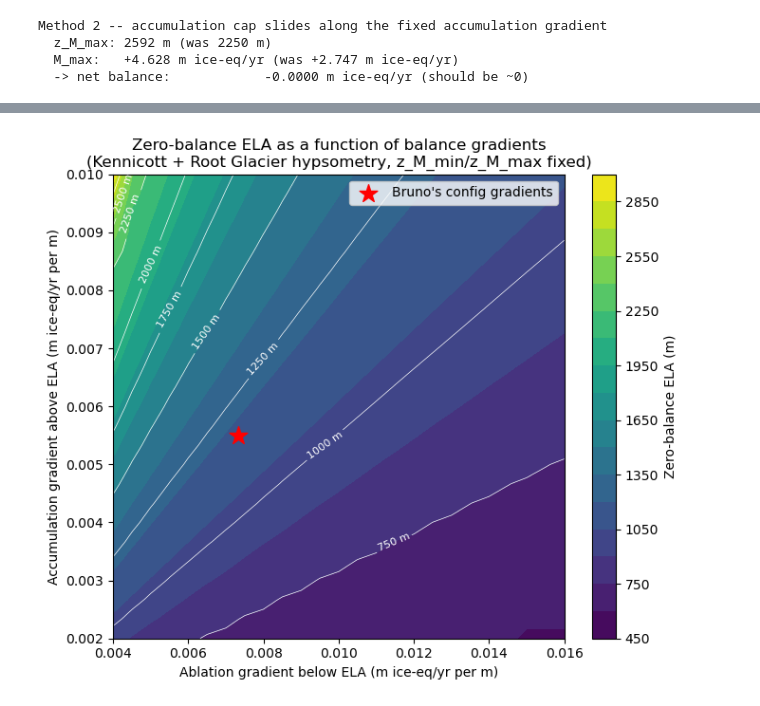
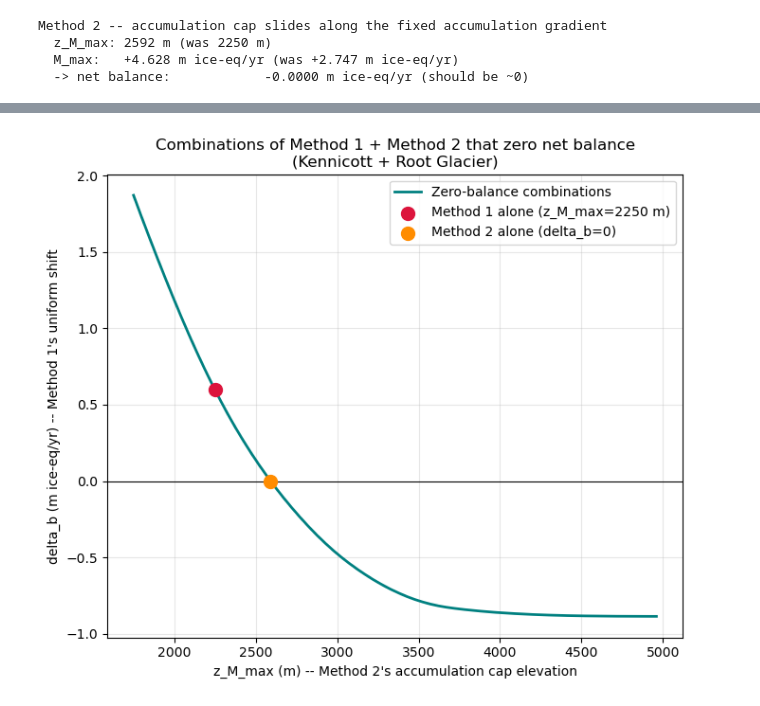
Before and after one commit to tbartholomaus/kennicott_smb, a Jupyter notebook: kennicott_mass_balance.ipynb, the cells around one changed output, grey strips where cells are left out. Drawn from its saved outputs; the diff is of its cells as text; code cells hidden in the pictures.

Commit message:
refined methods for finding zero mass balance

```diff
--- a/kennicott_mass_balance.ipynb
+++ b/kennicott_mass_balance.ipynb
@@ -705,63 +705,41 @@ combination, holding the PISM elevation caps (`z_M_min`, `z_M_max`) fixed.
 # %%
-def make_gradient_params(grad_ablation, grad_accumulation, base_params):
-    """Rebuild M_min/M_max from balance gradients (m ice-eq/yr per m of elevation),
-    holding z_M_min / z_M_max / z_ELA from base_params.
-    """
-    params = dict(base_params)
-    params["M_min"] = -grad_ablation * (base_params["z_ELA"] - base_params["z_M_min"])
-    params["M_max"] = grad_accumulation * (base_params["z_M_max"] - base_params["z_ELA"])
-    params["M_limit_min"] = params["M_min"]
-    params["M_limit_max"] = params["M_max"]
-    return params
+# For a given accumulation-cap elevation z_M_max (Method 2), the uniform
+# shift delta_b (Method 1) needed to zero out the net balance has a closed
+# form -- net balance is linear in delta_b, so no root-finding is needed.
+def delta_b_for_combined_zero_balance(z_m_max_new, base_params, accum_gradient, bin_centers, area_km2_per_bin):
+    params = make_accum_cap_params(z_m_max_new, base_params, accum_gradient)
+    return -net_specific_balance(bin_centers, area_km2_per_bin, **params)
 
 
-def net_balance_vs_ela(z_ela, base_params, bin_centers, area_km2_per_bin):
-    """Net balance for this sensitivity sweep only: slide z_ELA while holding
-    (z_M_min, z_M_max) and the gradients (via base_params) fixed."""
-    params = dict(base_params)
-    params["z_ELA"] = z_ela
-    return net_specific_balance(bin_centers, area_km2_per_bin, **params)
+z_m_max_range = np.linspace(z_ela + 1, elevations.max() - 1, 200)
+delta_b_range = np.array([
+    delta_b_for_combined_zero_balance(z, PISM_PARAMS, accum_gradient, bin_centers, area_km2_per_bin)
+    for z in z_m_max_range
+])
 
 
-z_lo, z_hi = elevations.min() + 1, elevations.max() - 1
-grad_ablation_range = np.linspace(0.004, 0.016, 25)       # m ice-eq/yr per m, below ELA
-grad_accumulation_range = np.linspace(0.002, 0.010, 25)   # m ice-eq/yr per m, above ELA
-
-ela_grid = np.full((len(grad_accumulation_range), len(grad_ablation_range)), np.nan)
-
-for i, g_acc in enumerate(grad_accumulation_range):
-    for j, g_abl in enumerate(grad_ablation_range):
-        params = make_gradient_params(g_abl, g_acc, PISM_PARAMS)
-        try:
-            ela_grid[i, j] = brentq(
-                net_balance_vs_ela, z_lo, z_hi, args=(params, bin_centers, area_km2_per_bin)
-            )
-        except ValueError:
-            pass  # no root in bracket (all-ablation or all-accumulation gradient combo)
-
-
-def plot_ela_sensitivity(grad_ablation_range, grad_accumulation_range, ela_grid, pism_params):
+def plot_combined_zero_balance(z_m_max_range, delta_b_range, pism_params,
+                                z_m_max_zero, delta_b_zero):
     fig, ax = plt.subplots(figsize=(7, 6))
-    cf = ax.contourf(grad_ablation_range, grad_accumulation_range, ela_grid, levels=20, cmap="viridis")
-    cs = ax.contour(grad_ablation_range, grad_accumulation_range, ela_grid, levels=10, colors="white", linewidths=0.5)
-    ax.clabel(cs, fmt="%.0f m", fontsize=8)
-    ax.scatter(
-        [-pism_params["M_min"] / (pism_params["z_ELA"] - pism_params["z_M_min"])],
-        [pism_params["M_max"] / (pism_params["z_M_max"] - pism_params["z_ELA"])],
-        color="red", marker="*", s=200, label="Bruno's config gradients", zorder=5,
-    )
-    fig.colorbar(cf, ax=ax, label="Zero-balance ELA (m)")
-    ax.set_xlabel("Ablation gradient below ELA (m ice-eq/yr per m)")
-    ax.set_ylabel("Accumulation gradient above ELA (m ice-eq/yr per m)")
-    ax.set_title("Zero-balance ELA as a function of balance gradients\n(Kennicott + Root Glacier hypsometry, z_M_min/z_M_max fixed)")
+    ax.plot(z_m_max_range, delta_b_range, color="teal", lw=2,
+            label="Zero-balance combinations")
+    ax.axhline(0, color="k", lw=0.8)
+    ax.scatter([pism_params["z_M_max"]], [delta_b_zero], color="crimson", s=100, zorder=5,
+               label=f"Method 1 alone (z_M_max={pism_params['z_M_max']:.0f} m)")
+    ax.scatter([z_m_max_zero], [0], color="darkorange", s=100, zorder=5,
+               label="Method 2 alone (delta_b=0)")
+    ax.set_xlabel("z_M_max (m) -- Method 2's accumulation cap elevation")
+    ax.set_ylabel("delta_b (m ice-eq/yr) -- Method 1's uniform shift")
+    ax.set_title("Combinations of Method 1 + Method 2 that zero net balance\n(Kennicott + Root Glacier)")
     ax.legend(loc="upper right")
+    ax.grid(alpha=0.3)
     plt.tight_layout()
     plt.show()
 
 
-plot_ela_sensitivity(grad_ablation_range, grad_accumulation_range, ela_grid, PISM_PARAMS)
+plot_combined_zero_balance(z_m_max_range, delta_b_range, PISM_PARAMS, z_m_max_zero, delta_b_zero)
 # %% [output]
-[figure, old version]
+[figure, new version]
 # %% [markdown]
 ## Summary
 
```
Also changed, not shown: parts of 4 cells of this notebook.
